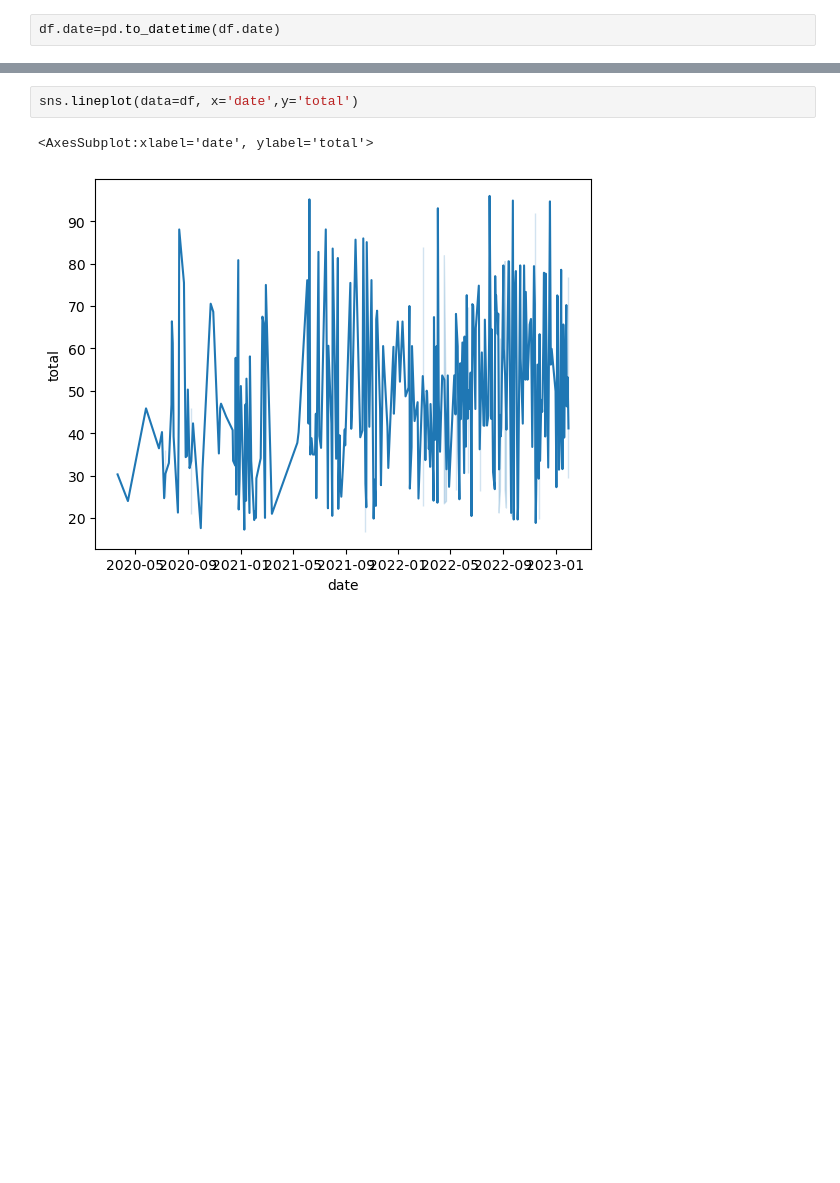
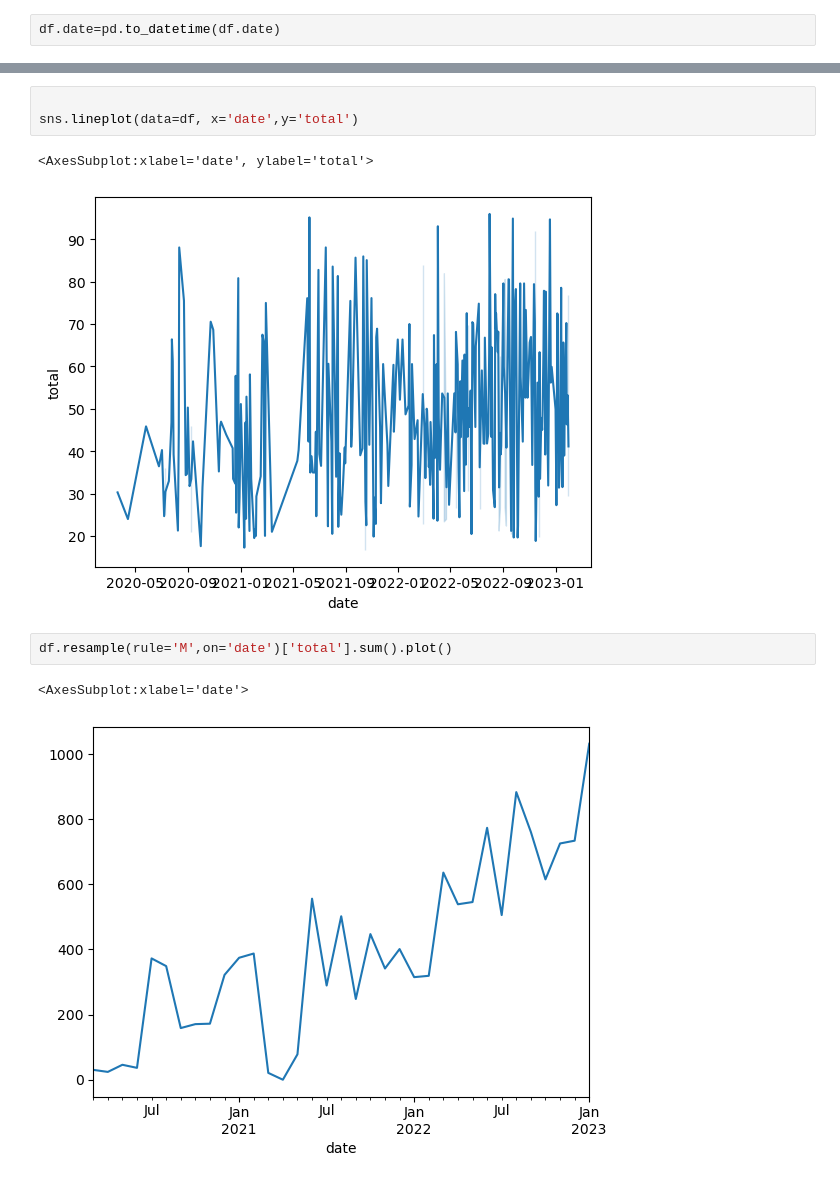
Before and after one commit to kevin-mal-smith/doordash, a Jupyter notebook: Untitled.ipynb, the cells around one changed output, grey strips where cells are left out. Saved outputs shown, nothing was run; the diff lists cells and outputs as text; blank space fills up the shorter version.

```diff
--- a/Untitled.ipynb
+++ b/Untitled.ipynb
@@ -177,5 +178,11 @@ Name: restaurant, dtype: bool
 # %%
+
 sns.lineplot(data=df, x='date',y='total')
 # %% [output]
 <AxesSubplot:xlabel='date', ylabel='total'>
 [figure]
+# %%
+df.resample(rule='M',on='date')['total'].sum().plot()
+# %% [output]
+<AxesSubplot:xlabel='date'>
+[figure, added]
```
Also changed, not shown: parts of 6 cells of this notebook.
